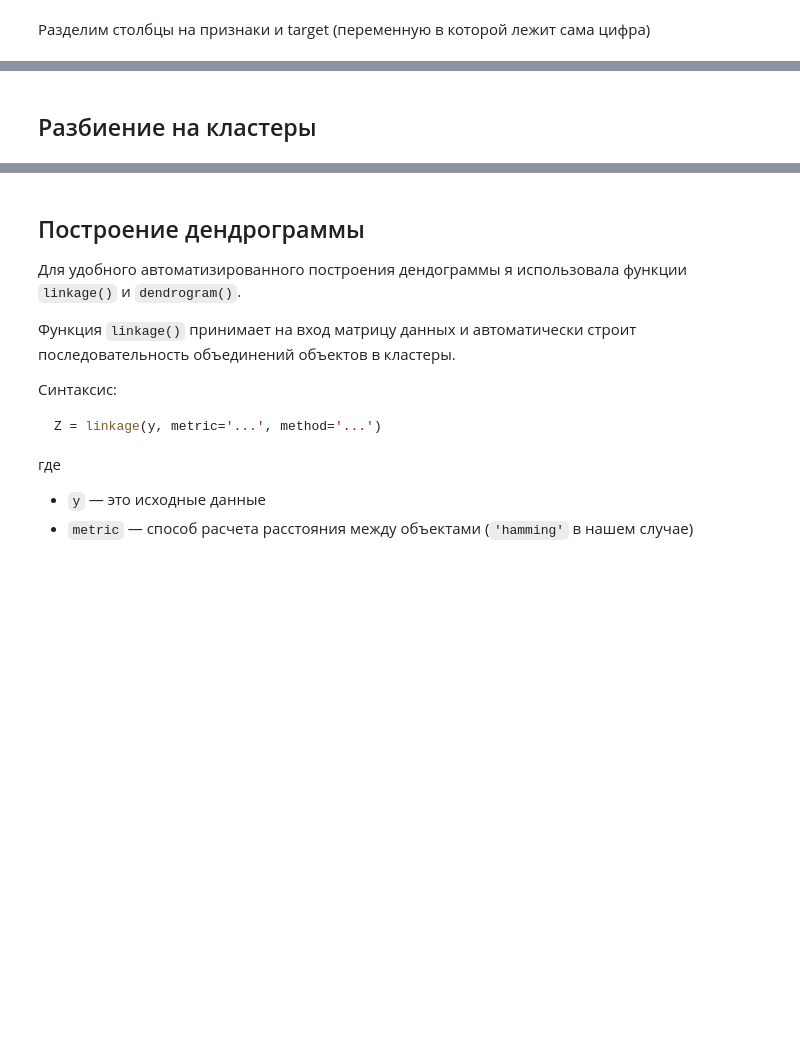
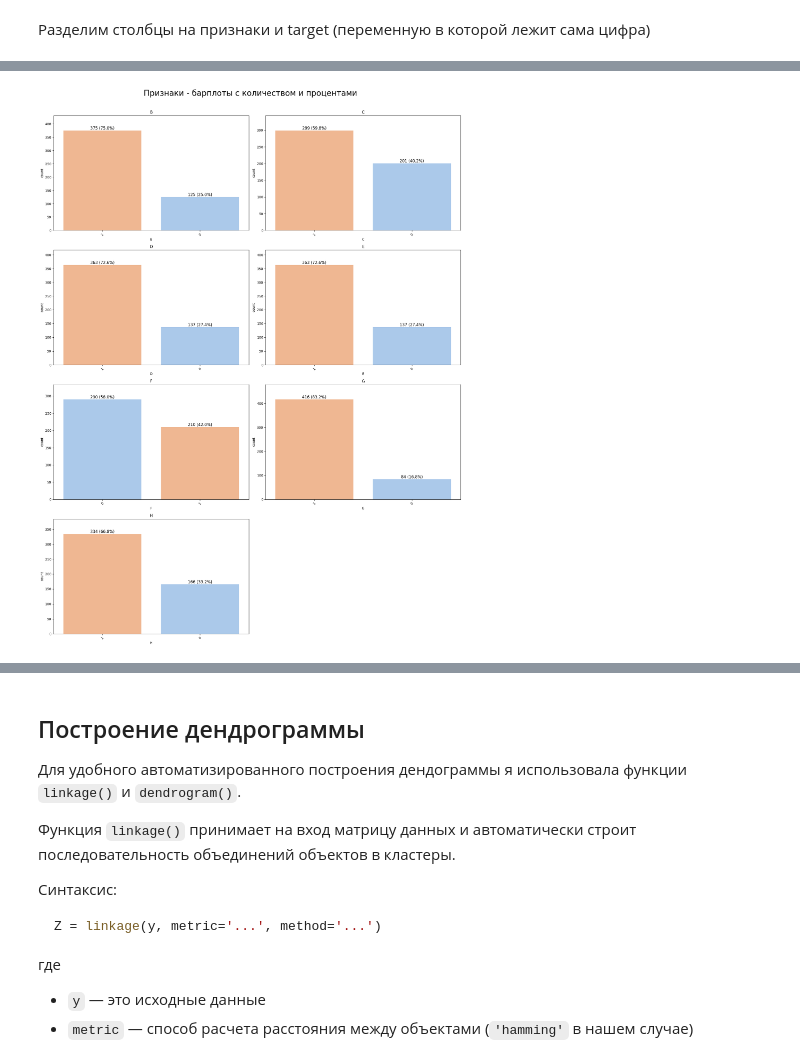
Before and after one commit to kathykkKk/python-data-analysis, a Jupyter notebook: HW1/lab1.ipynb, the cells around one changed output, grey strips where cells are left out. Cells and saved outputs as stored; diff of their text form; code cells hidden in the pictures; blank space fills up the shorter version.

```diff
--- a/HW1/lab1.ipynb
+++ b/HW1/lab1.ipynb
@@ -81,2 +99,41 @@ y = df[target]
-# %% [markdown]
-## Разбиение на кластеры
+# %%
+columns = X.columns
+
+n_cat = len(columns)
+cols = 2
+rows = math.ceil(n_cat / cols)
+
+fig_cat, axes_cat = plt.subplots(rows, cols, figsize=(cols * 9, rows * 6))
+axes_cat = axes_cat.flatten()
+
+for i, col in enumerate(columns):
+    ax = axes_cat[i]
+    order = X[col].value_counts().index
+    counts = X[col].value_counts()
+    total = len(X)
+
+    sns.countplot(data=X, x=col, hue=col, ax=ax, order=order, palette="pastel", legend=False)
+    ax.set_title(col)
+    ax.tick_params(axis="x", rotation=45)
+
+    for p in ax.patches:
+        count = int(p.get_height())
+        percent = 100 * count / total
+        ax.annotate(
+            f"{count} ({percent:.1f}%)",
+            (p.get_x() + p.get_width() / 2.0, p.get_height()),
+            ha="center",
+            va="bottom",
+            fontsize=12,
+        )
+    ax.set_ylim(0, max(counts.values) * 1.15)
+
+# Удаляем лишние оси
+for j in range(i + 1, len(axes_cat)):
+    fig_cat.delaxes(axes_cat[j])
+
+fig_cat.suptitle("Признаки - барплоты с количеством и процентами", fontsize=24)
+plt.tight_layout(rect=[0, 0, 1, 0.97])
+plt.show()
+# %% [output]
+[figure, added]
```
Also changed, not shown: parts of 36 cells of this notebook, 3 other files.
